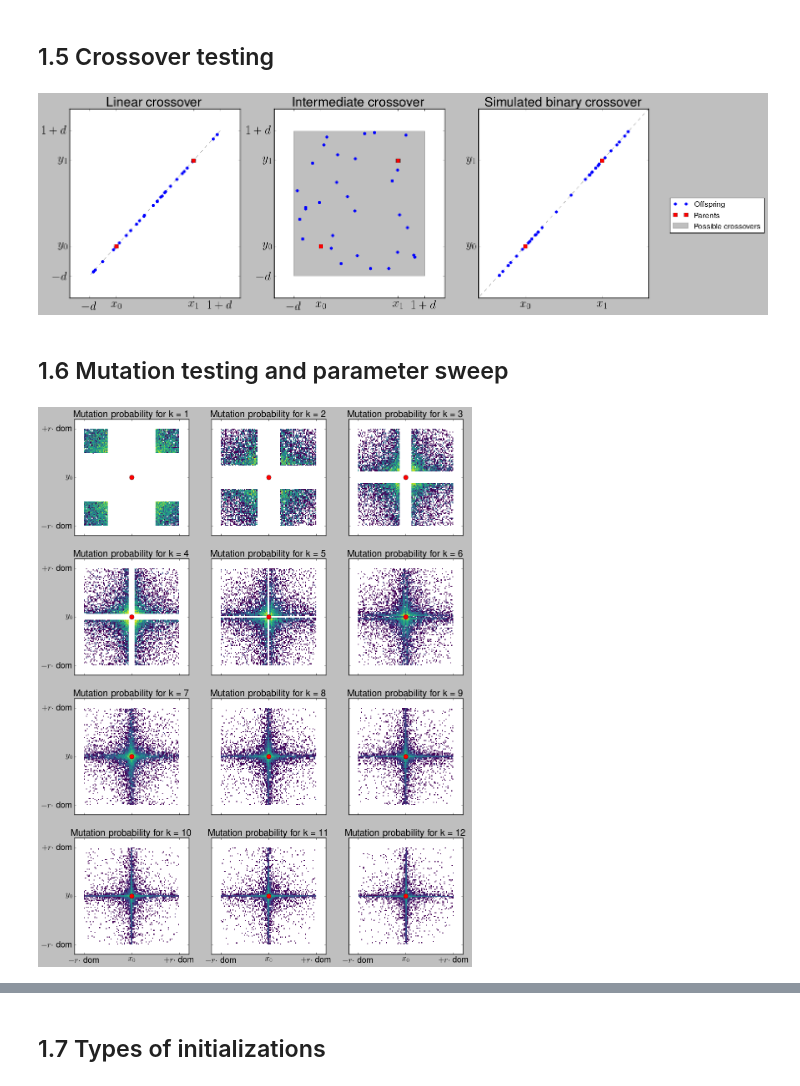
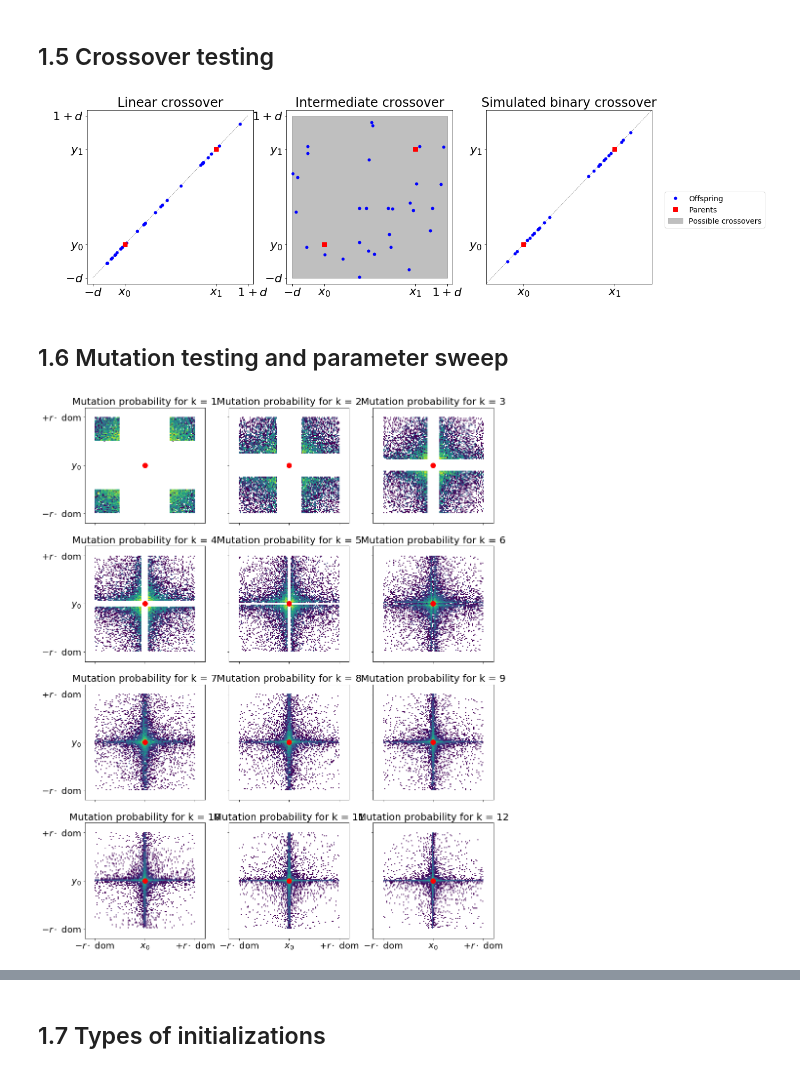
Before and after one commit to jlobatop/GA-CFD-MO, a Jupyter notebook: optimization/NSGA_II.ipynb, the cells around one changed output, grey strips where cells are left out. Saved outputs shown, nothing was run; the diff lists cells and outputs as text; code cells hidden in the pictures.

```diff
--- a/optimization/NSGA_II.ipynb
+++ b/optimization/NSGA_II.ipynb
@@ -17,12 +17,3 @@ import warnings
 from matplotlib.colors import LogNorm
 from prettytable import PrettyTable
 import optunity
-# %%
-plt.style.use('seaborn-deep')
-plt.style.use('classic')
-matplotlib.rcParams['axes.prop_cycle'] = matplotlib.cycler('color', ['#0072B2', '#009E73', '#D55E00', '#CC79A7', '#F0E442', '#56B4E9'])
-matplotlib.rcParams['axes.linewidth'] = 1.3
-matplotlib.rcParams['lines.linewidth'] = 1.3
-matplotlib.rc('text', usetex=True)
-matplotlib.rcParams['text.latex.preamble'] = [r"\usepackage{amsmath}"]
-matplotlib.rcParams.update({'font.size': 8})
@@ -1056,7 +987,7 @@ labels = [item.get_text() for item in ax2.get_xticklabels()]
 labels[0] = r'$-d$'
 labels[1] = r'$x_0$'
 labels[2] = r'$x_1$'
-labels[3] = r'$\vspace{2mm} 1+d$'
+labels[3] = r'$ 1+d$'
 ax2.set_xticklabels(labels, fontsize=14)
 
 ax2.set_yticks([(-d)*np.abs(pt1[1]-pt2[1]),pt2[1],pt1[1],(1+d)*np.abs(pt1[1]-pt2[1])])
@@ -1080,36 +1011,35 @@ ax3.set_xticklabels(labels, fontsize=14)
 
 ax3.set_yticks([pt2[1],pt1[1]])
 labels = [item.get_text() for item in ax3.get_yticklabels()]
 labels[0] = r'$y_0$'
 labels[1] = r'$y_1$'
 ax3.set_yticklabels(labels, fontsize=14)
 
 ax1.set_xlim([pt1[0]-1.2*np.max(np.abs(sbxC[:,0])),1.2*np.max(np.abs(sbxC[:,0]))])
 ax1.set_ylim([pt1[1]-1.2*np.max(np.abs(sbxC[:,1])),1.2*np.max(np.abs(sbxC[:,1]))])
 
 ax2.set_xlim([pt1[0]-1.2*np.max(np.abs(sbxC[:,0])),1.2*np.max(np.abs(sbxC[:,0]))])
 ax2.set_ylim([pt1[1]-1.2*np.max(np.abs(sbxC[:,1])),1.2*np.max(np.abs(sbxC[:,1]))])
 
 ax3.set_xlim([pt1[0]-1.2*np.max(np.abs(sbxC[:,0])),1.2*np.max(np.abs(sbxC[:,0]))])
 ax3.set_ylim([pt1[1]-1.2*np.max(np.abs(sbxC[:,1])),1.2*np.max(np.abs(sbxC[:,1]))])
 
 ax1.tick_params(axis = 'both', labelsize = 22)
 ax1.set_title('Linear crossover', fontsize = 24)
 
 ax2.tick_params(axis = 'both', labelsize = 22)
 ax2.set_title('Intermediate crossover', fontsize = 24)
 
 ax3.tick_params(axis = 'both', labelsize = 22)
 ax3.set_title('Simulated binary crossover', fontsize = 24)
 
 # Legend
 ax2.legend(bbox_to_anchor=(2.9,0.55),fontsize=14)
 
 # Plot saving
-# plt.tight_layout()
-# plt.savefig('./NSGAIIpics/recombination.pdf',bbox_inches='tight',dpi=200)
+plt.savefig('./NSGAIIpics/recombination.png',bbox_inches='tight')
 # %% [output]
-[figure, old version]
+[figure, new version]
 # %% [markdown]
 ## 1.6 Mutation testing and parameter sweep
 # %%
@@ -1148,8 +1078,11 @@ for i in range(4):
         ax[i][j].tick_params(axis = 'both', labelsize = 18)
 
         kVal += 1
+
+
+# plt.savefig('./NSGAIIpics/unifMutation.png',bbox_inches='tight',dpi=200)
 # %% [output]
-[figure, old version]
+[figure, new version]
 # %%
 norm = np.zeros((100000,2))
 
```
Also changed, not shown: parts of 21 cells of this notebook, 24 other files.
